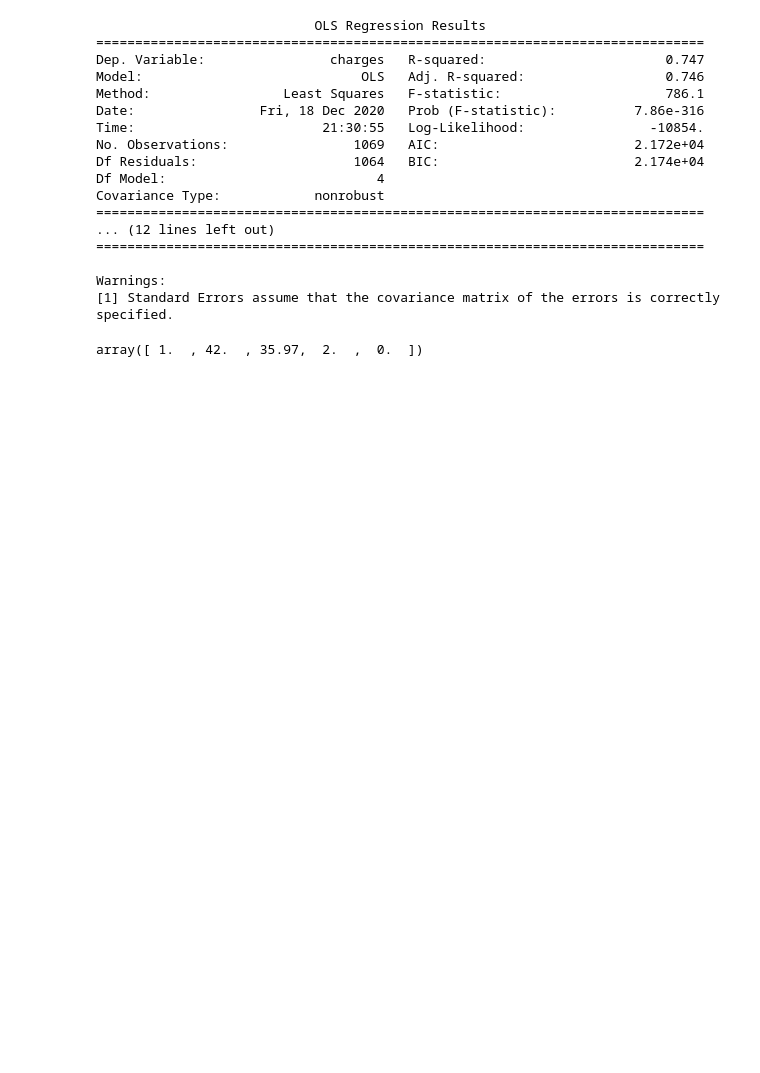
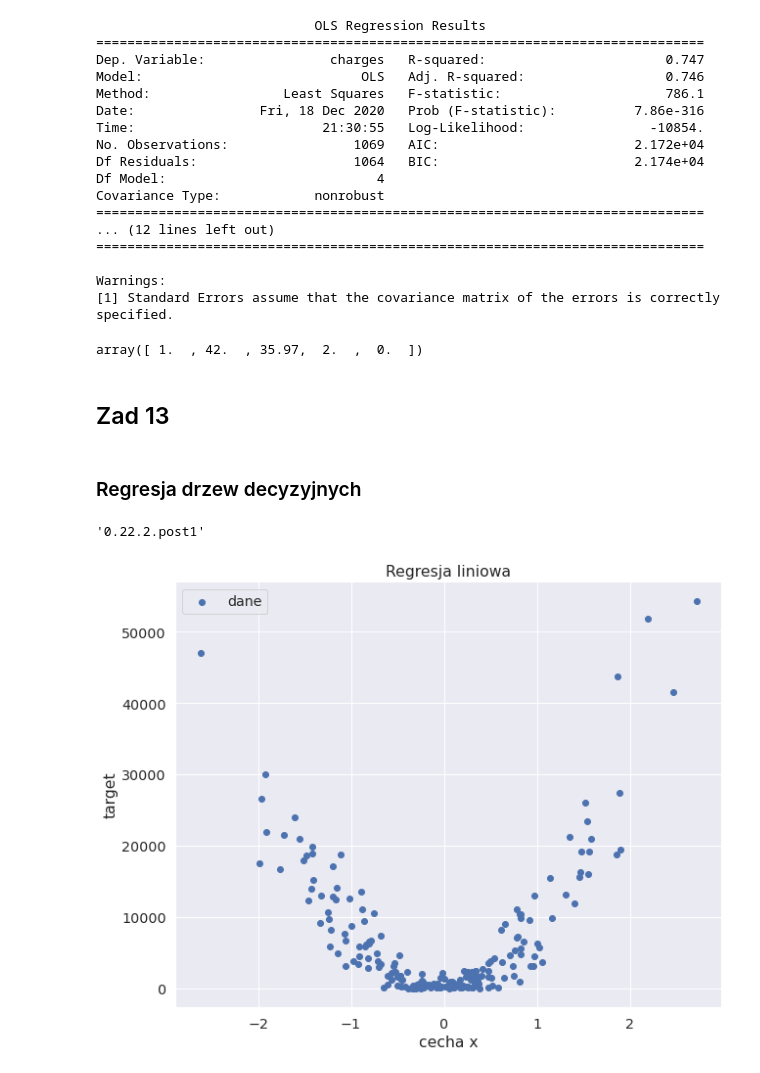
Before and after one commit to konrado10/NaukaGIT, a Jupyter notebook: Zad125.ipynb, the cells around one changed output. Saved outputs shown, nothing was run; the diff lists cells and outputs as text; code cells hidden in the pictures; blank space fills up the shorter version.

```diff
--- a/Zad125.ipynb
+++ b/Zad125.ipynb
@@ -1980,3 +1982,34 @@ ols.save('model.pickle')
 X_train_numpy[0]
 # %% [output]
 array([ 1.  , 42.  , 35.97,  2.  ,  0.  ])
+# %% [markdown]
+## Zad 13
+# %% [markdown]
+### Regresja drzew decyzyjnych
+# %%
+import numpy as np
+import matplotlib.pyplot as plt
+
+import seaborn as sns
+from sklearn.datasets import make_regression
+import sklearn
+
+sns.set(font_scale=1.3)
+np.random.seed(42)
+np.set_printoptions(precision=6, suppress=True)
+sklearn.__version__
+# %% [output]
+'0.22.2.post1'
+# %%
+data, target = make_regression(n_samples=200, n_features=1, noise=20)
+target = target**2
+# %%
+plt.figure(figsize=(10,8))
+plt.title('Regresja liniowa')
+plt.scatter(data, target, label = 'dane')
+plt.legend()
+plt.xlabel('cecha x')
+plt.ylabel('target')
+plt.show()
+# %% [output]
+[figure, added]
```
Also changed, not shown: parts of 28 cells of this notebook.
